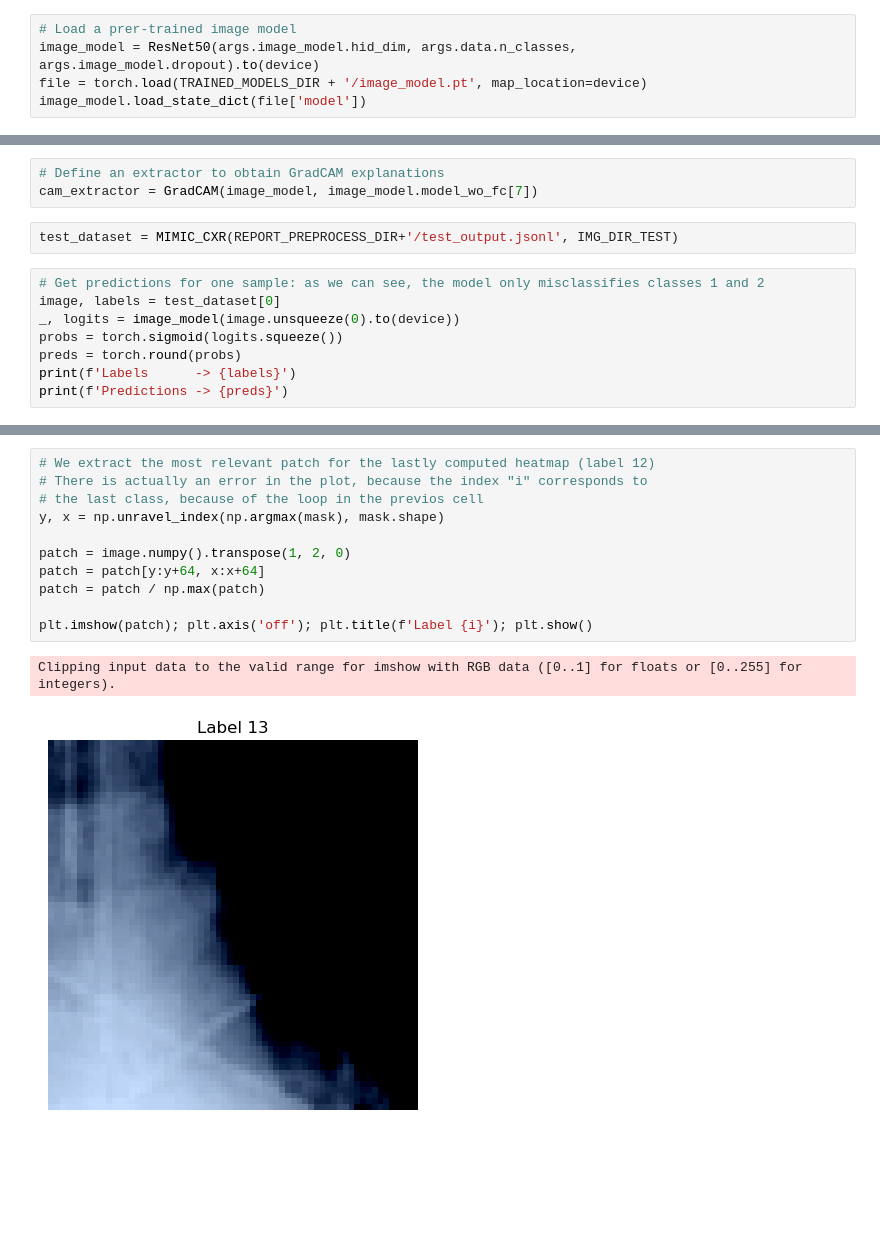
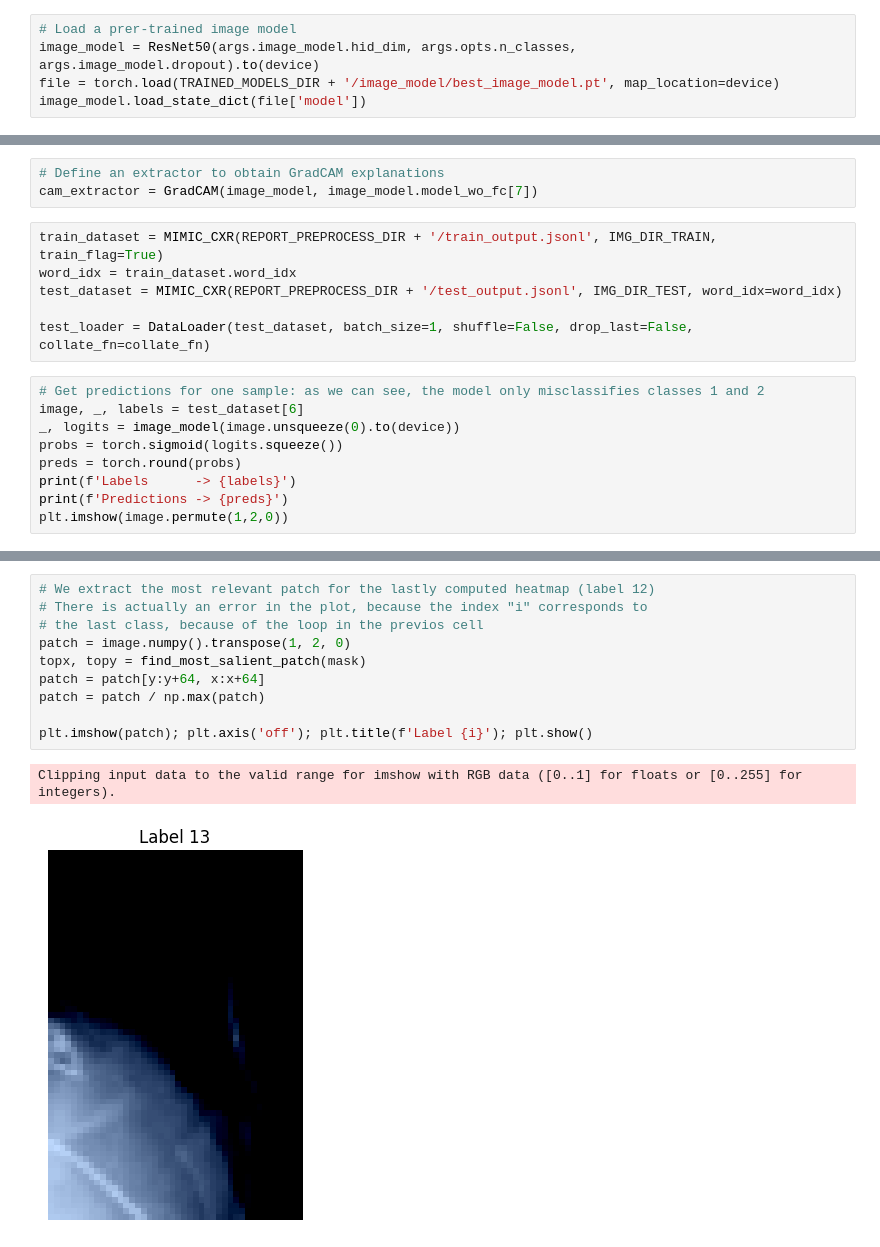
Before and after one commit to SonyCSLParis/ExplainableMedicalImage, a Jupyter notebook: src/GradCAM.ipynb, the cells around one changed output, grey strips where cells are left out. Drawn from its saved outputs; the diff is of its cells as text; blank space fills up the shorter version.

Commit message:
changing patch computation method

```diff
--- a/src/GradCAM.ipynb
+++ b/src/GradCAM.ipynb
@@ -19,8 +19,8 @@ args = OmegaConf.load(ROOT_DIR+'/configs/config.yaml')
 device = torch.device("cpu")
 # %%
 # Load a prer-trained image model
-image_model = ResNet50(args.image_model.hid_dim, args.data.n_classes, args.image_model.dropout).to(device)
-file = torch.load(TRAINED_MODELS_DIR + '/image_model.pt', map_location=device)
+image_model = ResNet50(args.image_model.hid_dim, args.opts.n_classes, args.image_model.dropout).to(device)
+file = torch.load(TRAINED_MODELS_DIR + '/image_model/best_image_model.pt', map_location=device)
 image_model.load_state_dict(file['model'])
 # %% [output]
 <All keys matched successfully>
@@ -48,13 +48,18 @@ Sequential(
 # Define an extractor to obtain GradCAM explanations
 cam_extractor = GradCAM(image_model, image_model.model_wo_fc[7])
 # %%
-test_dataset = MIMIC_CXR(REPORT_PREPROCESS_DIR+'/test_output.jsonl', IMG_DIR_TEST)
+train_dataset = MIMIC_CXR(REPORT_PREPROCESS_DIR + '/train_output.jsonl', IMG_DIR_TRAIN, train_flag=True)
+word_idx = train_dataset.word_idx
+test_dataset = MIMIC_CXR(REPORT_PREPROCESS_DIR + '/test_output.jsonl', IMG_DIR_TEST, word_idx=word_idx)
+
+test_loader = DataLoader(test_dataset, batch_size=1, shuffle=False, drop_last=False, collate_fn=collate_fn)
 # %%
 # Get predictions for one sample: as we can see, the model only misclassifies classes 1 and 2
-image, labels = test_dataset[0]
+image, _, labels = test_dataset[6]
 _, logits = image_model(image.unsqueeze(0).to(device))
 probs = torch.sigmoid(logits.squeeze())
 preds = torch.round(probs)
 print(f'Labels      -> {labels}')
 print(f'Predictions -> {preds}')
+plt.imshow(image.permute(1,2,0))
 # %% [output]
@@ -81,17 +88,16 @@ for i, label in enumerate(labels):
 # %%
 # We extract the most relevant patch for the lastly computed heatmap (label 12)
 # There is actually an error in the plot, because the index "i" corresponds to
 # the last class, because of the loop in the previos cell
-y, x = np.unravel_index(np.argmax(mask), mask.shape)
-
 patch = image.numpy().transpose(1, 2, 0)
+topx, topy = find_most_salient_patch(mask)
 patch = patch[y:y+64, x:x+64]
 patch = patch / np.max(patch)
 
 plt.imshow(patch); plt.axis('off'); plt.title(f'Label {i}'); plt.show()
 # %% [output]
 Clipping input data to the valid range for imshow with RGB data ([0..1] for floats or [0..255] for integers).
-[figure, old version]
+[figure, new version]
 # %%
 # By using just the extracted patch, the model still correctly predicts class 12
 features, logits = image_model(torch.tensor(patch.transpose(2,0,1)).unsqueeze(0).to(device))
```
Also changed, not shown: parts of 3 cells of this notebook, 1 other file.
